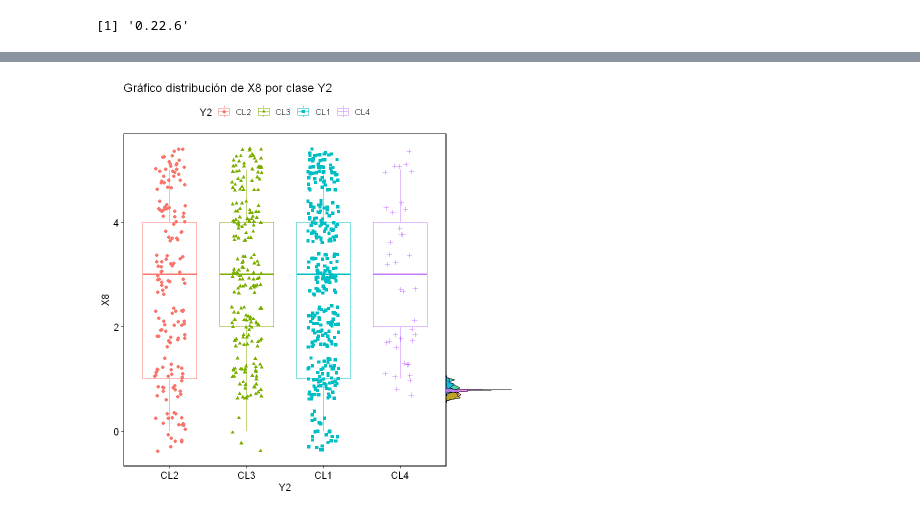
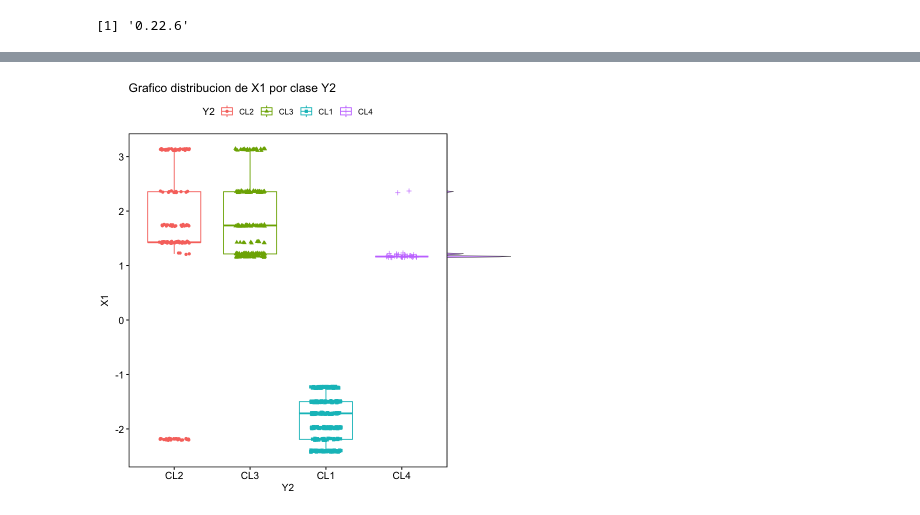
Before and after one commit to antargi/ic, a Jupyter notebook: lab3-dist.ipynb, the cells around one changed output, grey strips where cells are left out. Drawn from its saved outputs; the diff is of its cells as text; code cells hidden in the pictures.

```diff
--- a/lab3-dist.ipynb
+++ b/lab3-dist.ipynb
@@ -208,5 +119,0 @@ Warning message:
-# %%
-boxplot.X1 = ggboxplot( data = merged_data, x = "Y2", y = "X5", color = "Y2", add = "jitter", shape = "Y2" ) + border() + ggtitle("Gráfico distribución de X5 por clase Y2 ")
-ydens = axis_canvas( boxplot.X1, axis = "y", coord_flip = TRUE ) + geom_density( data = merged_data, aes( x = X1, fill = Y1), alpha = 0.7, linewidth = 0.2 ) + coord_flip()
-boxplot.X1 = insert_yaxis_grob( boxplot.X1, ydens, grid::unit( .2, "null"), position = "right" )
-ggdraw( boxplot.X1 )
@@ -217,5 +119,0 @@ Warning message:
-# %%
-boxplot.X1 = ggboxplot( data = merged_data, x = "Y2", y = "X6", color = "Y2", add = "jitter", shape = "Y2" ) + border() + ggtitle("Gráfico distribución de X6 por clase Y2 ")
-ydens = axis_canvas( boxplot.X1, axis = "y", coord_flip = TRUE ) + geom_density( data = merged_data, aes( x = X1, fill = Y1), alpha = 0.7, linewidth = 0.2 ) + coord_flip()
-boxplot.X1 = insert_yaxis_grob( boxplot.X1, ydens, grid::unit( .2, "null"), position = "right" )
-ggdraw( boxplot.X1 )
@@ -226,5 +119,0 @@ Warning message:
-# %%
-boxplot.X1 = ggboxplot( data = merged_data, x = "Y2", y = "X7", color = "Y2", add = "jitter", shape = "Y2" ) + border() + ggtitle("Gráfico distribución de X7 por clase Y2 ")
-ydens = axis_canvas( boxplot.X1, axis = "y", coord_flip = TRUE ) + geom_density( data = merged_data, aes( x = X1, fill = Y1), alpha = 0.7, linewidth = 0.2 ) + coord_flip()
-boxplot.X1 = insert_yaxis_grob( boxplot.X1, ydens, grid::unit( .2, "null"), position = "right" )
-ggdraw( boxplot.X1 )
@@ -235,7 +120,9 @@ Warning message:
-# %%
-boxplot.X1 = ggboxplot( data = merged_data, x = "Y2", y = "X8", color = "Y2", add = "jitter", shape = "Y2" ) + border() + ggtitle("Gráfico distribución de X8 por clase Y2 ")
-ydens = axis_canvas( boxplot.X1, axis = "y", coord_flip = TRUE ) + geom_density( data = merged_data, aes( x = X1, fill = Y1), alpha = 0.7, linewidth = 0.2 ) + coord_flip()
-boxplot.X1 = insert_yaxis_grob( boxplot.X1, ydens, grid::unit( .2, "null"), position = "right" )
-ggdraw( boxplot.X1 )
-# %% [output]
-[figure, removed]
+# %%
+boxplot.X1 = ggboxplot( data = merged_data, x = "Y2", y = "X1", color = "Y2", add = "jitter", shape = "Y2" ) + border() + ggtitle("Grafico distribucion de X1 por clase Y2 ")
+ydens = axis_canvas( boxplot.X1, axis = "y", coord_flip = TRUE ) + geom_density( data = merged_data, aes( x = X1, fill = Y2), alpha = 0.7, linewidth = 0.2 ) + coord_flip()
+boxplot.X1 = insert_yaxis_grob( boxplot.X1, ydens, grid::unit( .2, "null"), position = "right" )
+final_plot = ggdraw(boxplot.X1)
+ggsave("./plots/boxplot_Y2X1.png", plot = final_plot, width = 8, height = 6)
+final_plot
+# %% [output]
+[figure, added]
```
Also changed, not shown: parts of 78 cells of this notebook, 11 other files.
